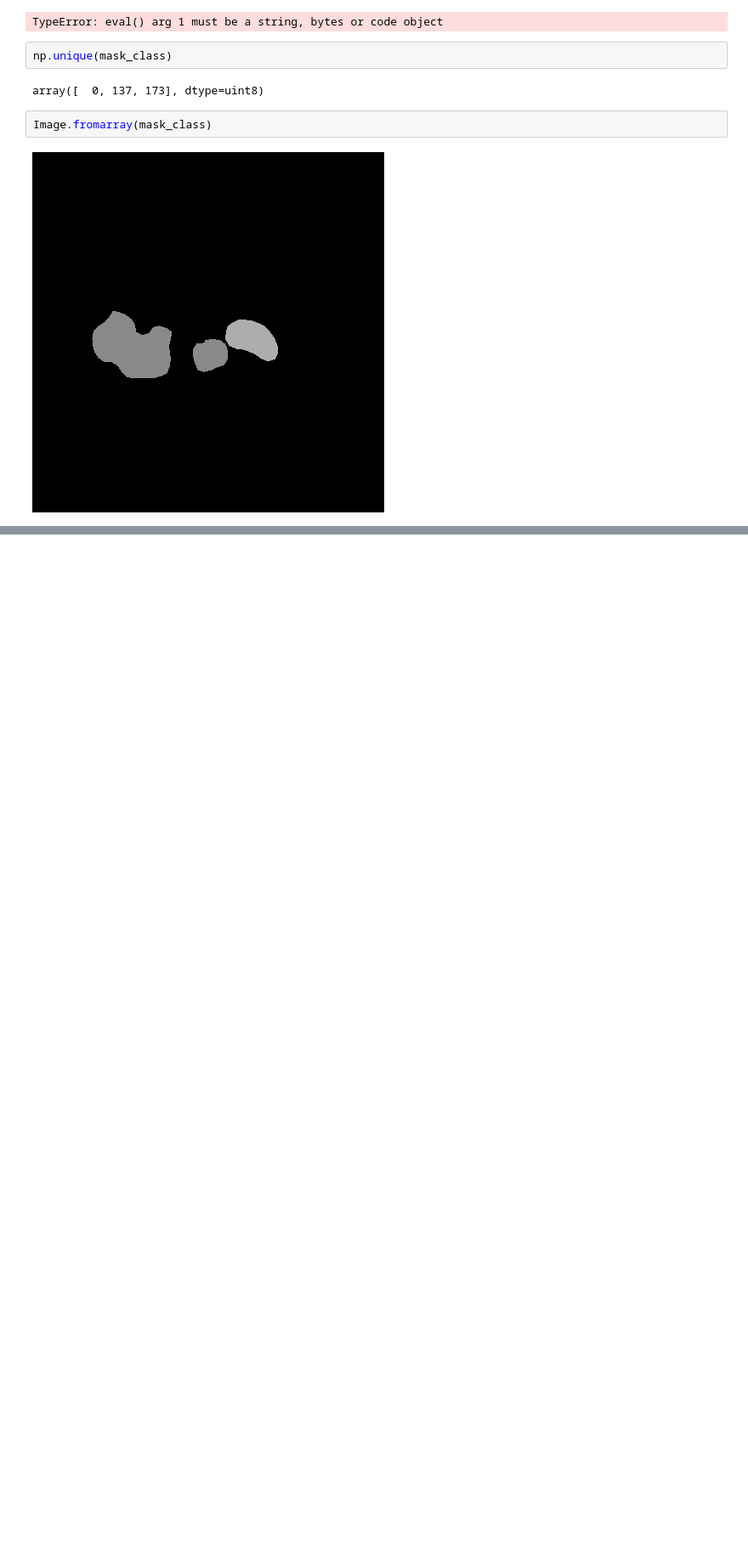
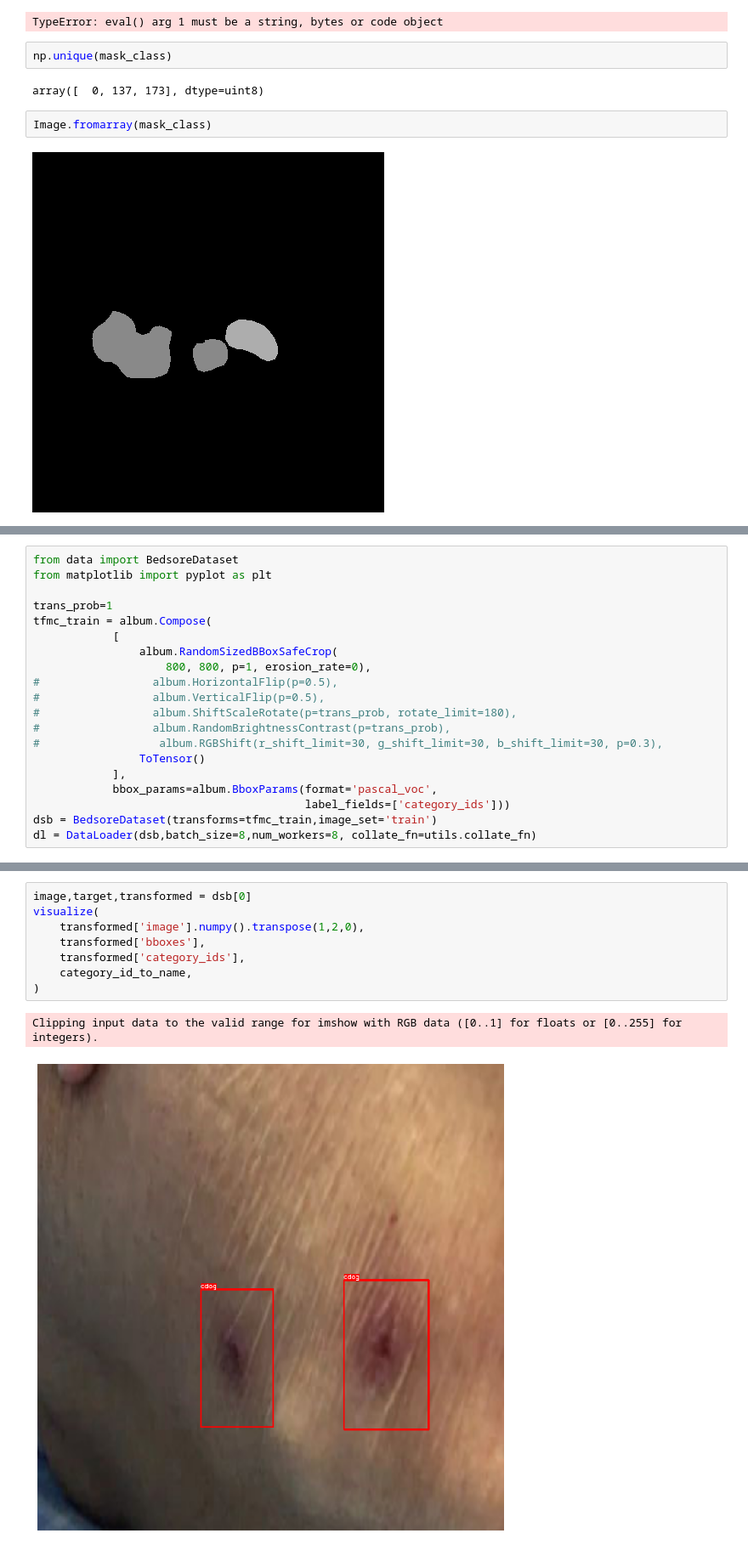
Before and after one commit to newfyu/Bedsore, a Jupyter notebook: lmdb.ipynb, the cells around one changed output, grey strips where cells are left out. Shown at 85% size. Cells and saved outputs as stored; diff of their text form; blank space fills up the shorter version.

```diff
--- a/lmdb.ipynb
+++ b/lmdb.ipynb
@@ -292 +222,21 @@ dl = DataLoader(ds,batch_size=8,num_workers=8, collate_fn=utils.collate_fn)
+# %%
+from data import BedsoreDataset
+from matplotlib import pyplot as plt
+
+trans_prob=1
+tfmc_train = album.Compose(
+            [
+                album.RandomSizedBBoxSafeCrop(
+                    800, 800, p=1, erosion_rate=0),
+#                 album.HorizontalFlip(p=0.5),
+#                 album.VerticalFlip(p=0.5),
+#                 album.ShiftScaleRotate(p=trans_prob, rotate_limit=180),
+#                 album.RandomBrightnessContrast(p=trans_prob),
+#                  album.RGBShift(r_shift_limit=30, g_shift_limit=30, b_shift_limit=30, p=0.3),
+                ToTensor()
+            ],
+            bbox_params=album.BboxParams(format='pascal_voc',
+                                         label_fields=['category_ids']))
+dsb = BedsoreDataset(transforms=tfmc_train,image_set='train')
+dl = DataLoader(dsb,batch_size=8,num_workers=8, collate_fn=utils.collate_fn)
 # %%
@@ -311,0 +246,11 @@ Wall time: 1min 31s
+# %%
+image,target,transformed = dsb[0]
+visualize(
+    transformed['image'].numpy().transpose(1,2,0),
+    transformed['bboxes'],
+    transformed['category_ids'],
+    category_id_to_name,
+)
+# %% [output]
+Clipping input data to the valid range for imshow with RGB data ([0..1] for floats or [0..255] for integers).
+[figure, added]
```
Also changed, not shown: parts of 16 cells of this notebook, 3 other files.
